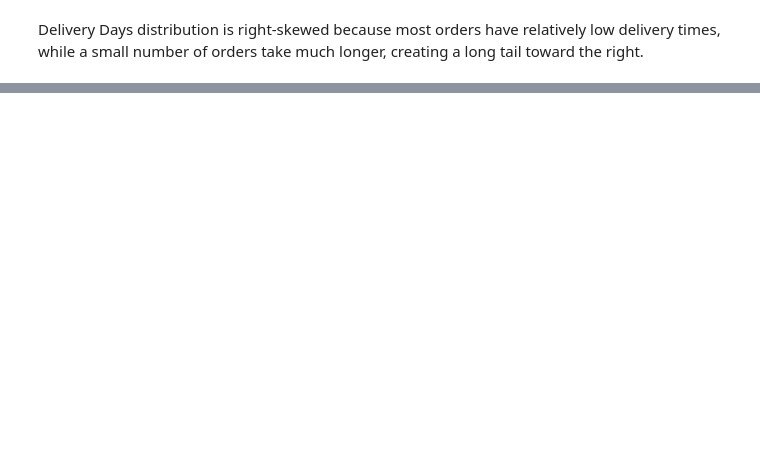
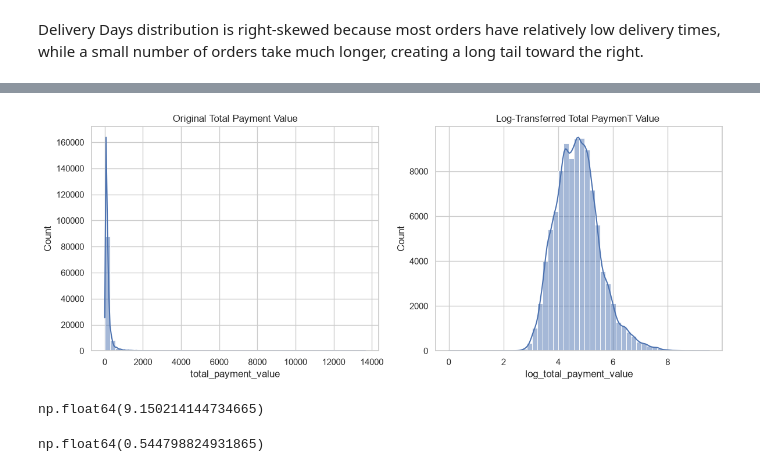
Before and after one commit to BhavyaAgrawat31/ML, a Jupyter notebook: notebooks/Lab03_Data_Quality_EDA_Preprocessing.ipynb, the cells around one changed output, grey strips where cells are left out. Drawn from its saved outputs; the diff is of its cells as text; code cells hidden in the pictures; blank space fills up the shorter version.

```diff
--- a/notebooks/Lab03_Data_Quality_EDA_Preprocessing.ipynb
+++ b/notebooks/Lab03_Data_Quality_EDA_Preprocessing.ipynb
@@ -432,0 +451,3 @@ A very long delivery time means the order took unusually long to be delivered. I
+# %%
+for col in categorical_missing_cols:
+    clean_df[col] = clean_df[col].fillna("Unknown")
@@ -432,0 +467,49 @@ A very long delivery time means the order took unusually long to be delivered. I
+# %%
+numerical_missing_cols = keep_existing_columns(clean_df , numerical_missing_cols)
+# %%
+for col in numerical_missing_cols :
+    clean_df[col] = clean_df[col].fillna(clean_df[col].median())
+# %%
+if "total_payment_value" in clean_df.columns:
+    clean_df["log_total_payment_value"] = np.log1p(clean_df["total_payment_value"])
+
+if "total_freight" in clean_df.columns:
+    clean_df["log_total_freight"] = np.log1p(clean_df["total_freight"])
+
+if "total_price" in clean_df.columns:
+    clean_df["log_total_price"] = np.log1p(clean_df["total_price"])
+# %%
+if {"total_payment_value" , "log_total_payment_value"}.issubset(clean_df.columns):
+    fig,axes = plt.subplots(1,2,figsize = (14,5))
+
+    sns.histplot(
+        data = clean_df,
+        x = "total_payment_value" ,
+        bins = 50,
+        kde = True,
+        ax = axes[0]
+    )
+
+    axes[0].set_title("Original Total Payment Value")
+
+    sns.histplot(
+        data = clean_df,
+        x = "log_total_payment_value",
+        bins = 50,
+        kde = True,
+        ax = axes[1]
+    )
+
+    axes[1].set_title("Log-Transferred Total PaymenT Value ")
+
+    plt.show()
+# %% [output]
+[figure, added]
+# %%
+clean_df["total_payment_value"].skew()
+# %% [output]
+np.float64(9.150214144734665)
+# %%
+clean_df["log_total_payment_value"].skew()
+# %% [output]
+np.float64(0.544798824931865)
```
Also changed, not shown: parts of 48 cells of this notebook.
